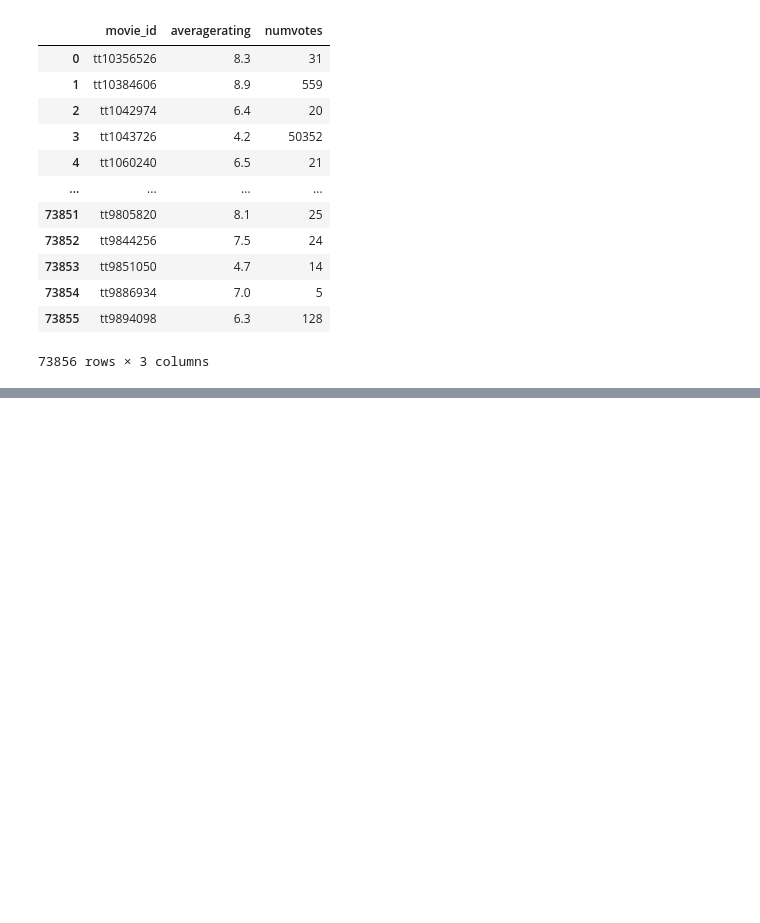
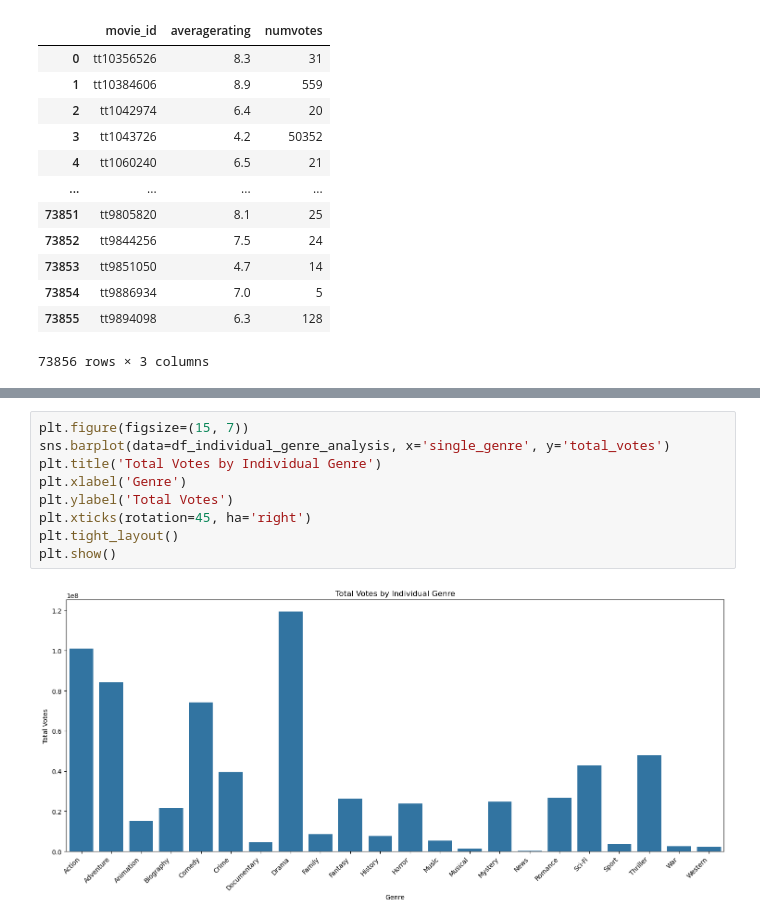
Before and after one commit to pmbatha254/dsc-phase-2-project-v3-group2, a Jupyter notebook: student.ipynb, the cells around one changed output, grey strips where cells are left out. Cells and saved outputs as stored; diff of their text form; blank space fills up the shorter version.

```diff
--- a/student.ipynb
+++ b/student.ipynb
@@ -221,0 +492,11 @@ df_directors
+# %%
+plt.figure(figsize=(15, 7))
+sns.barplot(data=df_individual_genre_analysis, x='single_genre', y='total_votes')
+plt.title('Total Votes by Individual Genre')
+plt.xlabel('Genre')
+plt.ylabel('Total Votes')
+plt.xticks(rotation=45, ha='right')
+plt.tight_layout()
+plt.show()
+# %% [output]
+[figure, added]
```
Also changed, not shown: parts of 94 cells of this notebook.
